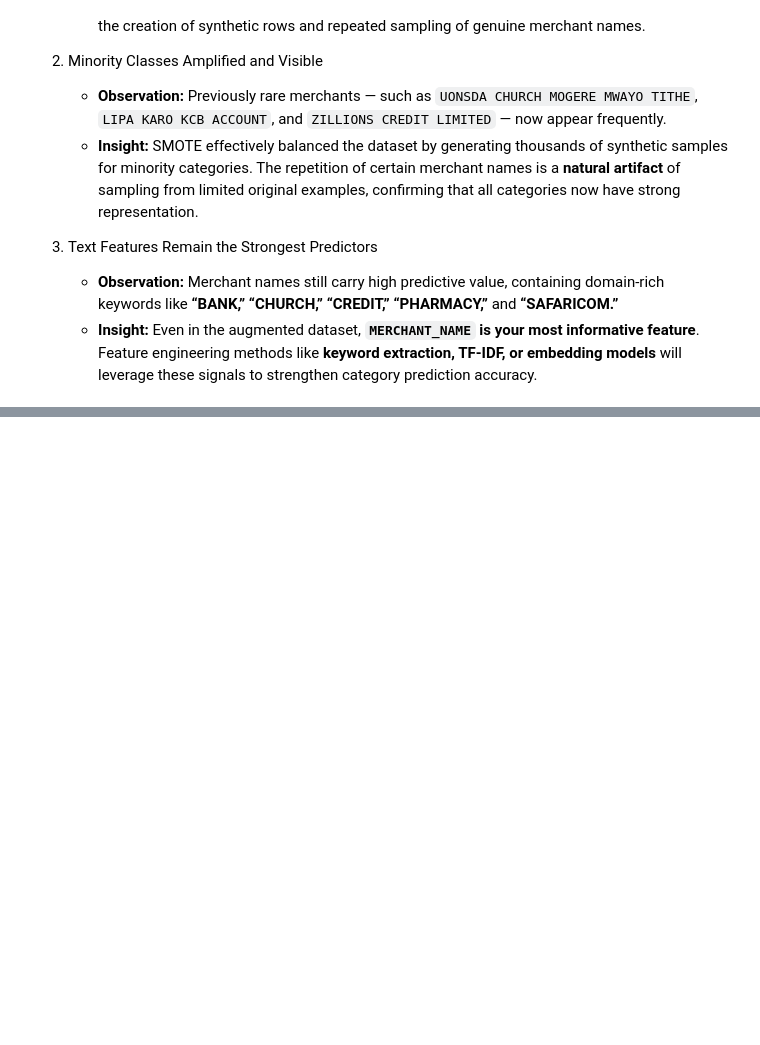
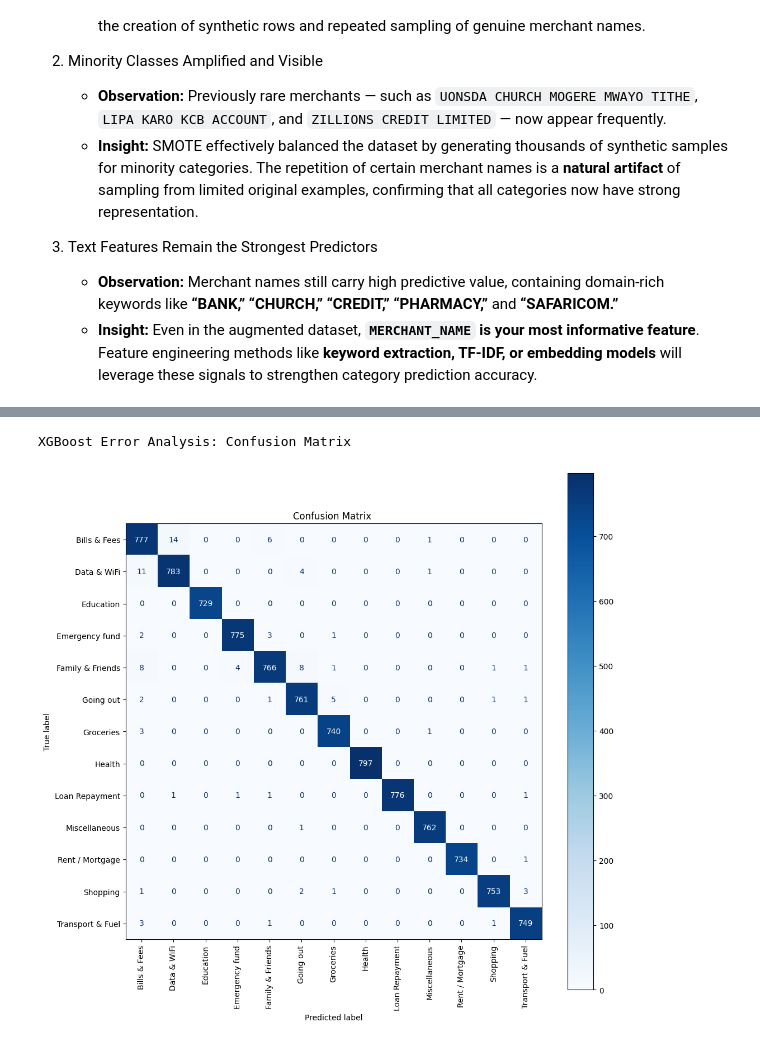
Before and after one commit to Itskuloba/money-management-classification, a Jupyter notebook: finance.ipynb, the cells around one changed output, grey strips where cells are left out. Drawn from its saved outputs; the diff is of its cells as text; code cells hidden in the pictures; blank space fills up the shorter version.

```diff
--- a/finance.ipynb
+++ b/finance.ipynb
@@ -679,0 +1193,8 @@ Name: count, dtype: int64
+# %%
+
+# Create the y_train from original dataframe
+y_train = train_df['MERCHANT_CATEGORIZED_AS']
+
+# Initialize and fit the encoder
+le = LabelEncoder()
+y_train_encoded = le.fit_transform(y_train)
@@ -679,0 +1611,31 @@ Name: count, dtype: int64
+# %%
+import matplotlib.pyplot as plt
+import seaborn as sns
+from sklearn.metrics import confusion_matrix, ConfusionMatrixDisplay
+
+# We'll use the 'xgb_val_predictions' variable from your previous cell
+# If you don't have it, you can re-create it:
+# xgb_val_predictions = xgb_model.predict(X_val)
+
+print("XGBoost Error Analysis: Confusion Matrix ")
+
+# Generate the confusion matrix
+cm = confusion_matrix(
+    y_val,
+    xgb_val_predictions,
+    labels=le.transform(le.classes_)
+)
+
+# Plot it using ConfusionMatrixDisplay for a nice, labeled chart
+fig, ax = plt.subplots(figsize=(12, 12)) # Make it large enough to read
+disp = ConfusionMatrixDisplay(
+    confusion_matrix=cm,
+    display_labels=le.classes_
+)
+
+disp.plot(ax=ax, xticks_rotation='vertical', cmap='Blues')
+plt.title("Confusion Matrix ")
+plt.show()
+# %% [output]
+XGBoost Error Analysis: Confusion Matrix
+[figure, added]
```
Also changed, not shown: parts of 38 cells of this notebook, 6 other files.
